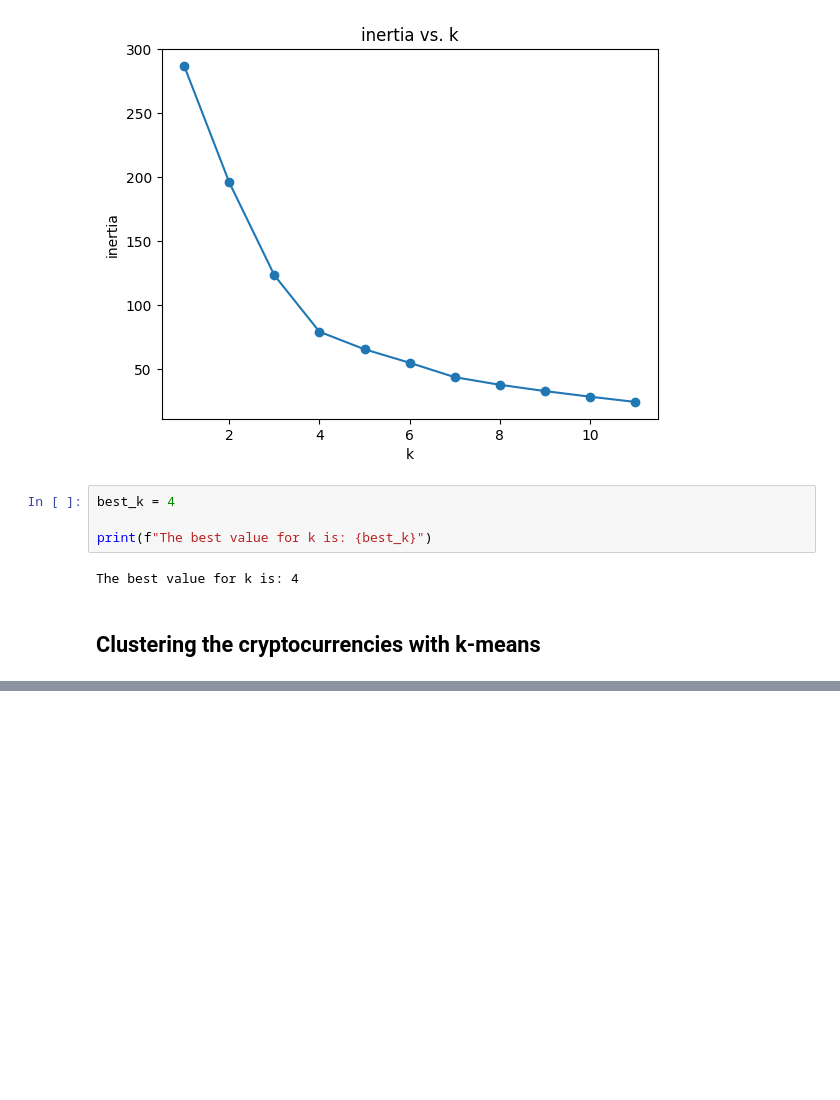
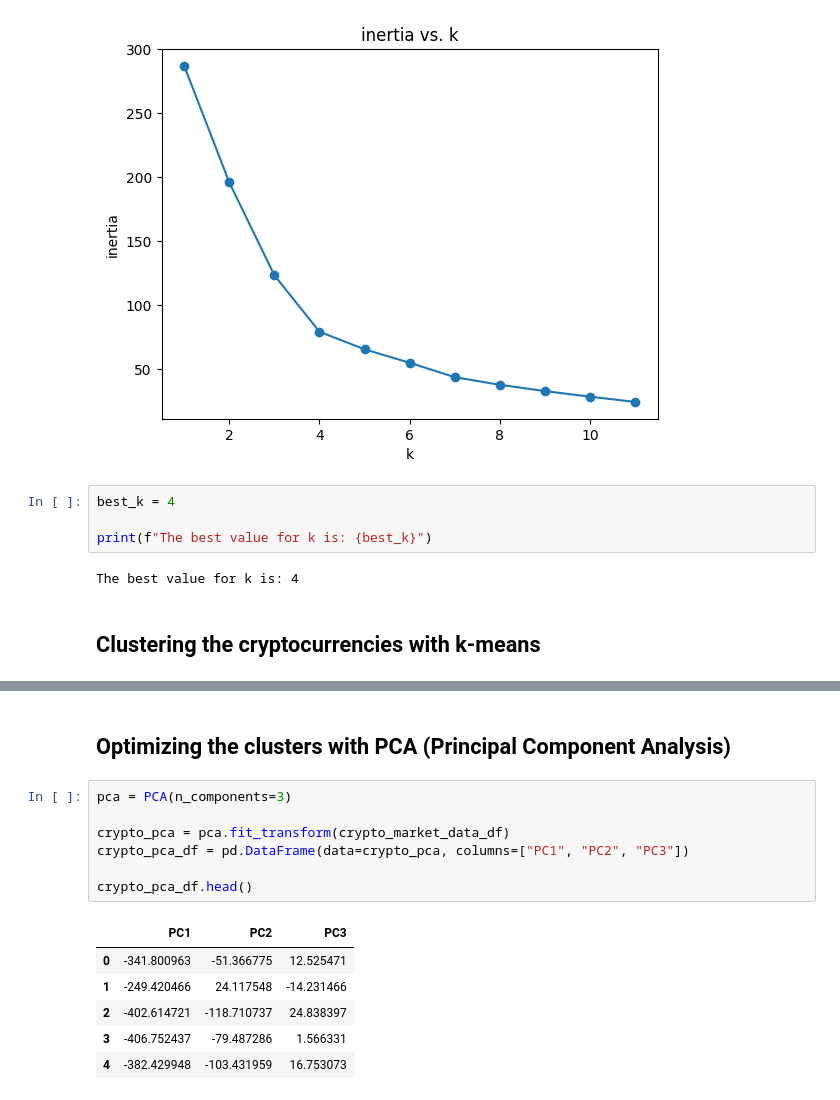
Before and after one commit to 99btyler/MSUDA-challenge-crypto, a Jupyter notebook: submission/crypto-clustering.ipynb, the cells around one changed output, grey strips where cells are left out. Cells and saved outputs as stored; diff of their text form; blank space fills up the shorter version.

Commit message:
Optimized the clusters with PCA

```diff
--- a/submission/crypto-clustering.ipynb
+++ b/submission/crypto-clustering.ipynb
@@ -142,3 +143,19 @@ scaled_crypto_market_data_df.hvplot.scatter(
 )
 # %% [output]
 [interactive output not drawn]
+# %% [markdown]
+## Optimizing the clusters with PCA (Principal Component Analysis)
+# %%
+pca = PCA(n_components=3)
+
+crypto_pca = pca.fit_transform(crypto_market_data_df)
+crypto_pca_df = pd.DataFrame(data=crypto_pca, columns=["PC1", "PC2", "PC3"])
+
+crypto_pca_df.head()
+# %% [output]
+|  | PC1 | PC2 | PC3 |
+| 0 | -341.800963 | -51.366775 | 12.525471 |
+| 1 | -249.420466 | 24.117548 | -14.231466 |
+| 2 | -402.614721 | -118.710737 | 24.838397 |
+| 3 | -406.752437 | -79.487286 | 1.566331 |
+| 4 | -382.429948 | -103.431959 | 16.753073 |
```
Also changed, not shown: parts of 3 cells of this notebook.
